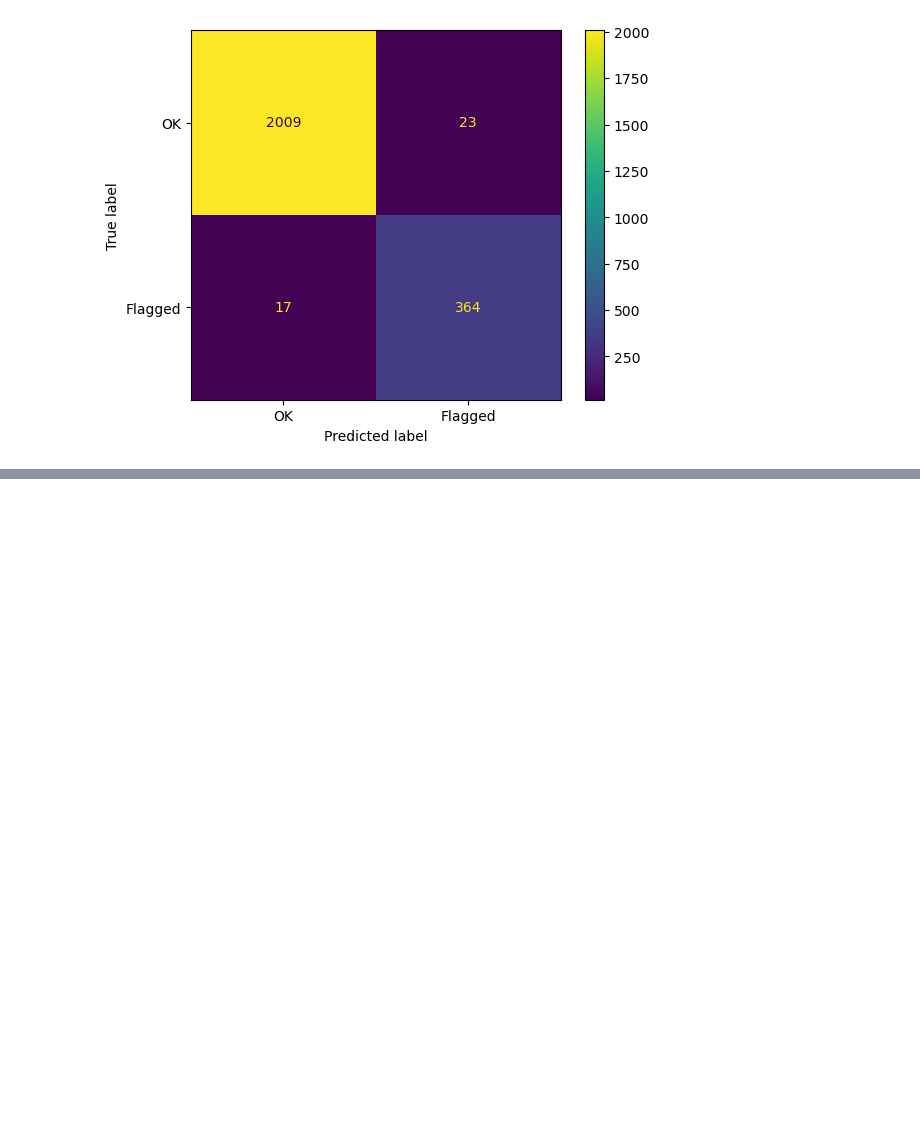
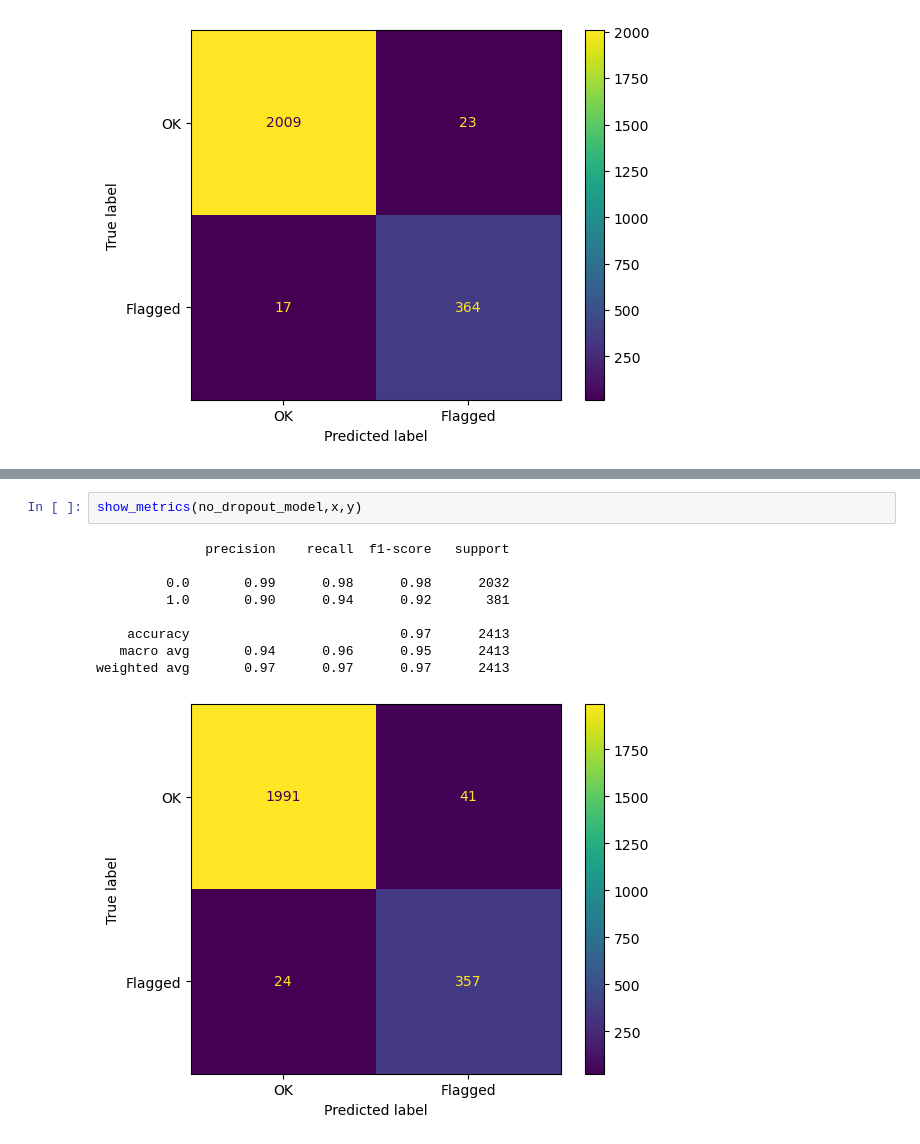
Before and after one commit to kaoutamine/EthereumFraudDetection, a Jupyter notebook: fraud_classifier.ipynb, the cells around one changed output, grey strips where cells are left out. Drawn from its saved outputs; the diff is of its cells as text; blank space fills up the shorter version.

```diff
--- a/fraud_classifier.ipynb
+++ b/fraud_classifier.ipynb
@@ -476 +539,13 @@ weighted avg       0.96      0.96      0.96      2413
 [figure]
+# %%
+show_metrics(no_dropout_model,x,y)
+# %% [output]
+              precision    recall  f1-score   support
+
+         0.0       0.99      0.98      0.98      2032
+         1.0       0.90      0.94      0.92       381
+
+    accuracy                           0.97      2413
+   macro avg       0.94      0.96      0.95      2413
+weighted avg       0.97      0.97      0.97      2413
+[figure, added]
```
Also changed, not shown: parts of 15 cells of this notebook, 5 other files.
